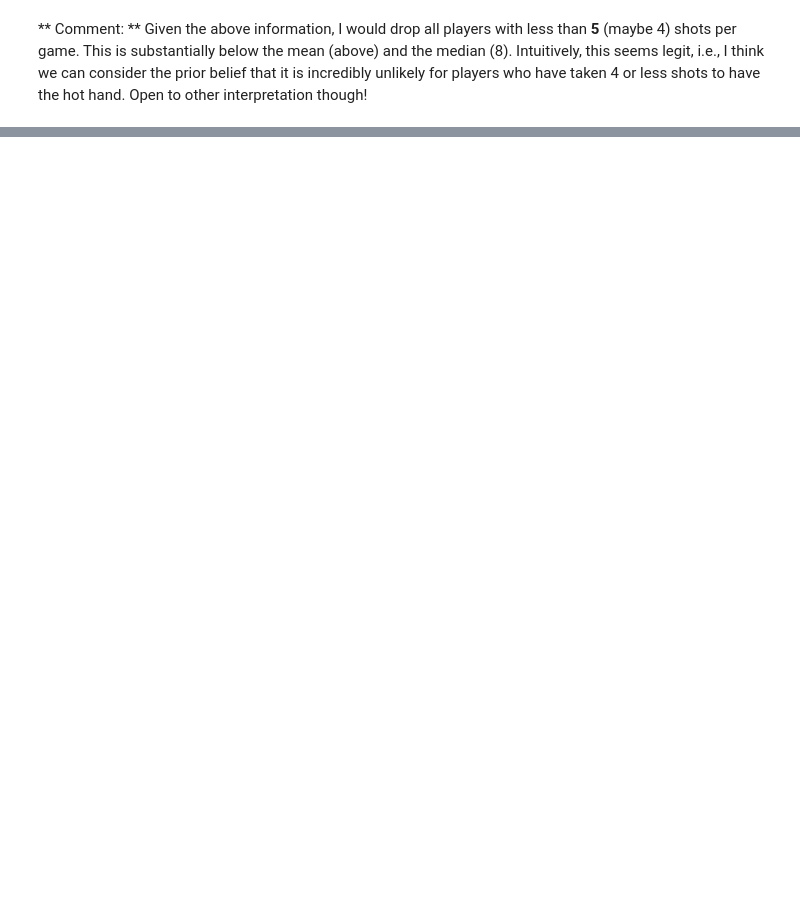
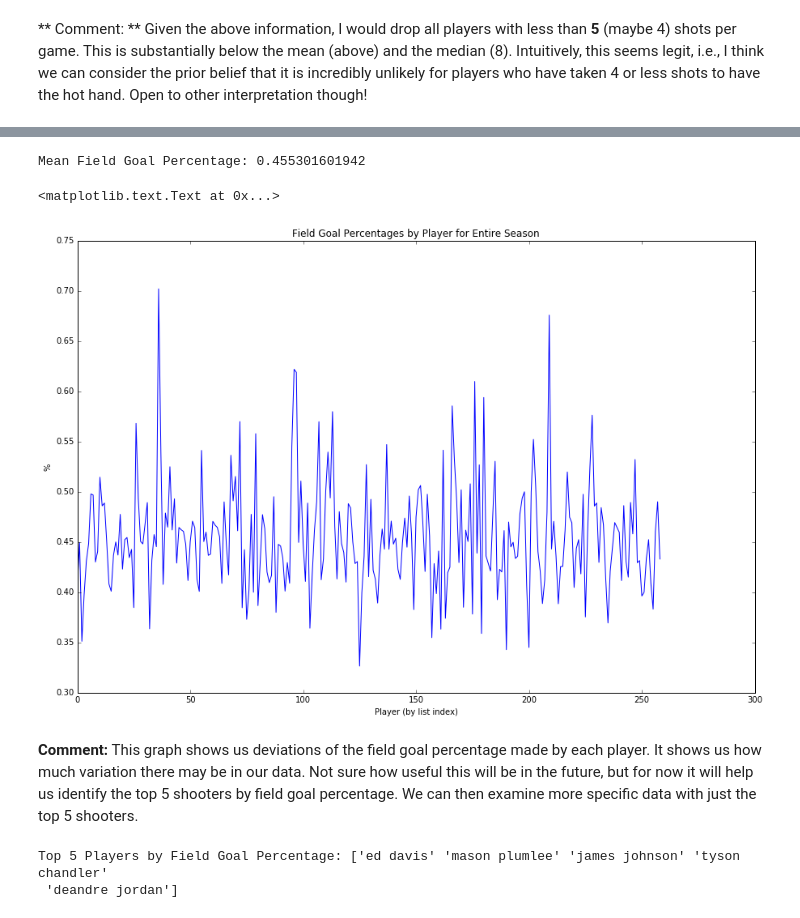
Before and after one commit to kylekwong/cs109-hot-hand, a Jupyter notebook: hothand_cs109a_finalproject.ipynb, the cells around one changed output, grey strips where cells are left out. Cells and saved outputs as stored; diff of their text form; code cells hidden in the pictures; blank space fills up the shorter version.

```diff
--- a/hothand_cs109a_finalproject.ipynb
+++ b/hothand_cs109a_finalproject.ipynb
@@ -77,0 +103,76 @@ shot_logs_reduced.head()
+# %%
+# Toni's work
+
+## Goal: Calculate field goal percentage for each player and determine top 5 shooters based on FG%
+
+# for each player_id, count total number of shots and total number of field goals made (column name 'fgm')
+
+# first get the player_ids
+players = shot_logs_reduced['player_id'].unique()
+
+# remove all players who haven't played at least 15 games in order to reduce sample size effects (15 is a little arbitrary, can be adjusted if needed)
+for player in players:
+    # dataset specific to given player
+    player_df = shot_logs_reduced[shot_logs_reduced['player_id'] == player]
+    if len(player_df['game_id'].unique()) < 15:
+        shot_logs_reduced = shot_logs_reduced[shot_logs_reduced['player_id'] != player]
+
+
+
+# create list to store fg%
+fg_percentages = []
+
+# now get total shots and total made (if you get a 'float division by zero' error, just run this cell again)
+for player in players:
+    # get data specific to the given player
+    player_data = shot_logs_reduced[shot_logs_reduced['player_id'] == player]
+    total_shots = player_data.shape[0]
+    total_made = player_data[player_data['fgm'] == 1].shape[0]
+
+    # calculate field goal %
+    fg_percent = float(total_made) / total_shots
+    fg_percentages.append(fg_percent)
+
+
+# get mean fg%
+fg_percentages = np.array(fg_percentages)
+print "Mean Field Goal Percentage: {0}".format(fg_percentages.mean())
+
+# plot field goal % for each player to see general numbers for all selected players
+# x-axis will just be the index of the player in the players list; we can map it back to specific id later
+plt.figure(figsize=(15, 10))
+plt.plot(range(len(players)), fg_percentages)
+plt.title('Field Goal Percentages by Player for Entire Season')
+plt.ylabel('%')
+plt.xlabel('Player (by list index)')
+# %% [output]
+Mean Field Goal Percentage: 0.455301601942
+<matplotlib.text.Text at 0x...>
+[figure, added]
+# %% [markdown]
+**Comment:** This graph shows us deviations of the field goal percentage made by each player. It shows us how much variation there may be in our data. Not sure how useful this will be in the future, but for now it will help us identify the top 5 shooters by field goal percentage. We can then examine more specific data with just the top 5 shooters.
+# %%
+# get top 5 shooting percentages
+# (argsort will return a list of the indices that would result in a sorted order)
+fg_percentages_sorted = np.argsort(fg_percentages)
+# get 5 max coefficients
+max_index = len(fg_percentages_sorted)
+max_percentages_indices = fg_percentages_sorted[(max_index - 5):max_index]
+
+# then associate these indices with the players and fg%
+top_5_players = players[max_percentages_indices]
+top_5_fg_percents = fg_percentages[max_percentages_indices]
+
+## create dataframe for just the top 5 players
+
+# first create temp holding array
+df_list = []
+for player in top_5_players:
+    df_list.append(shot_logs_reduced[shot_logs_reduced['player_id'] == player])
+# then create full df
+top_5_df = pd.concat(df_list)
+
+print "Top 5 Players by Field Goal Percentage: {0}".format(top_5_df['player_name'].unique())
+# %% [output]
+Top 5 Players by Field Goal Percentage: ['ed davis' 'mason plumlee' 'james johnson' 'tyson chandler'
+ 'deandre jordan']
```
Also changed, not shown: parts of 9 cells of this notebook.
